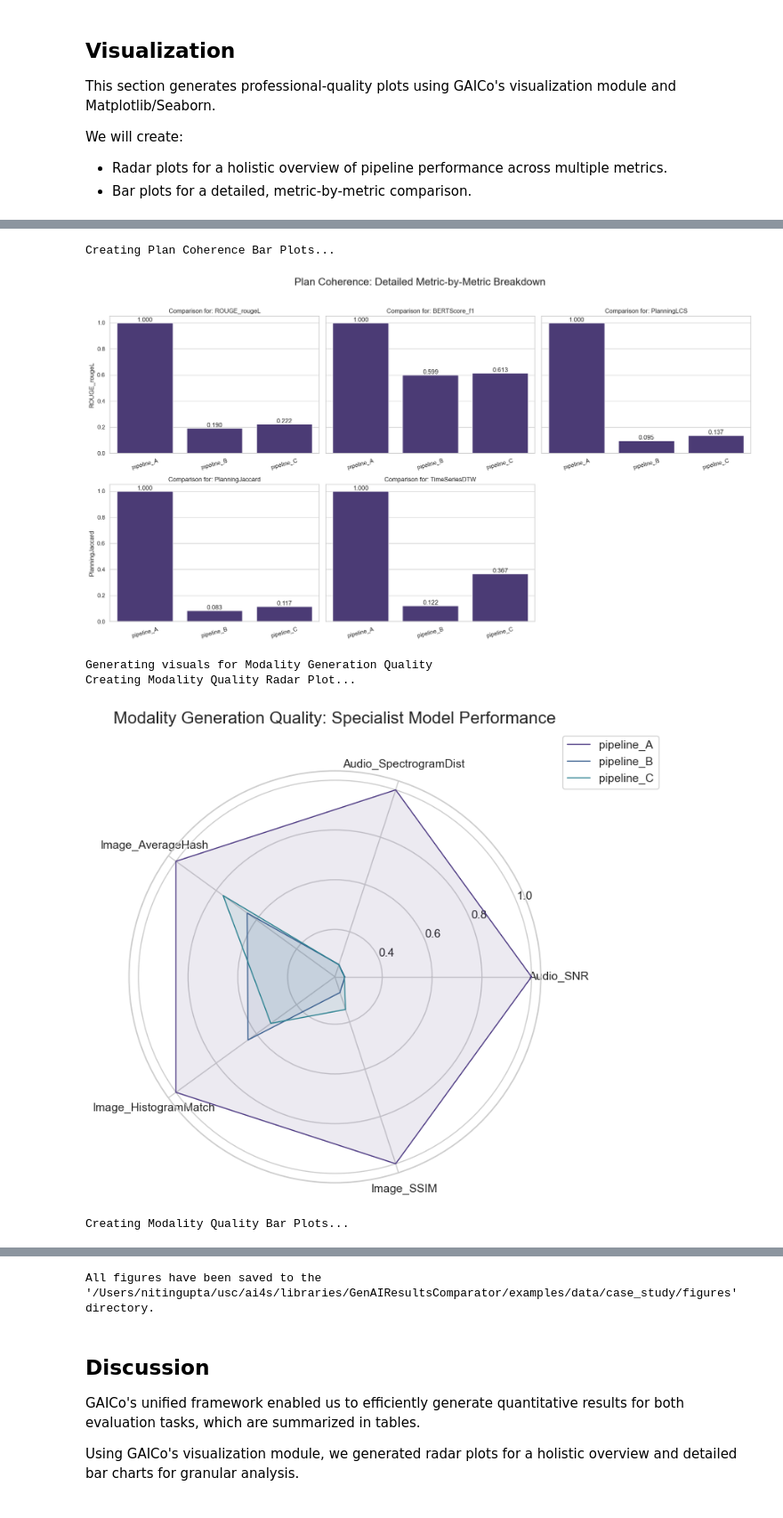
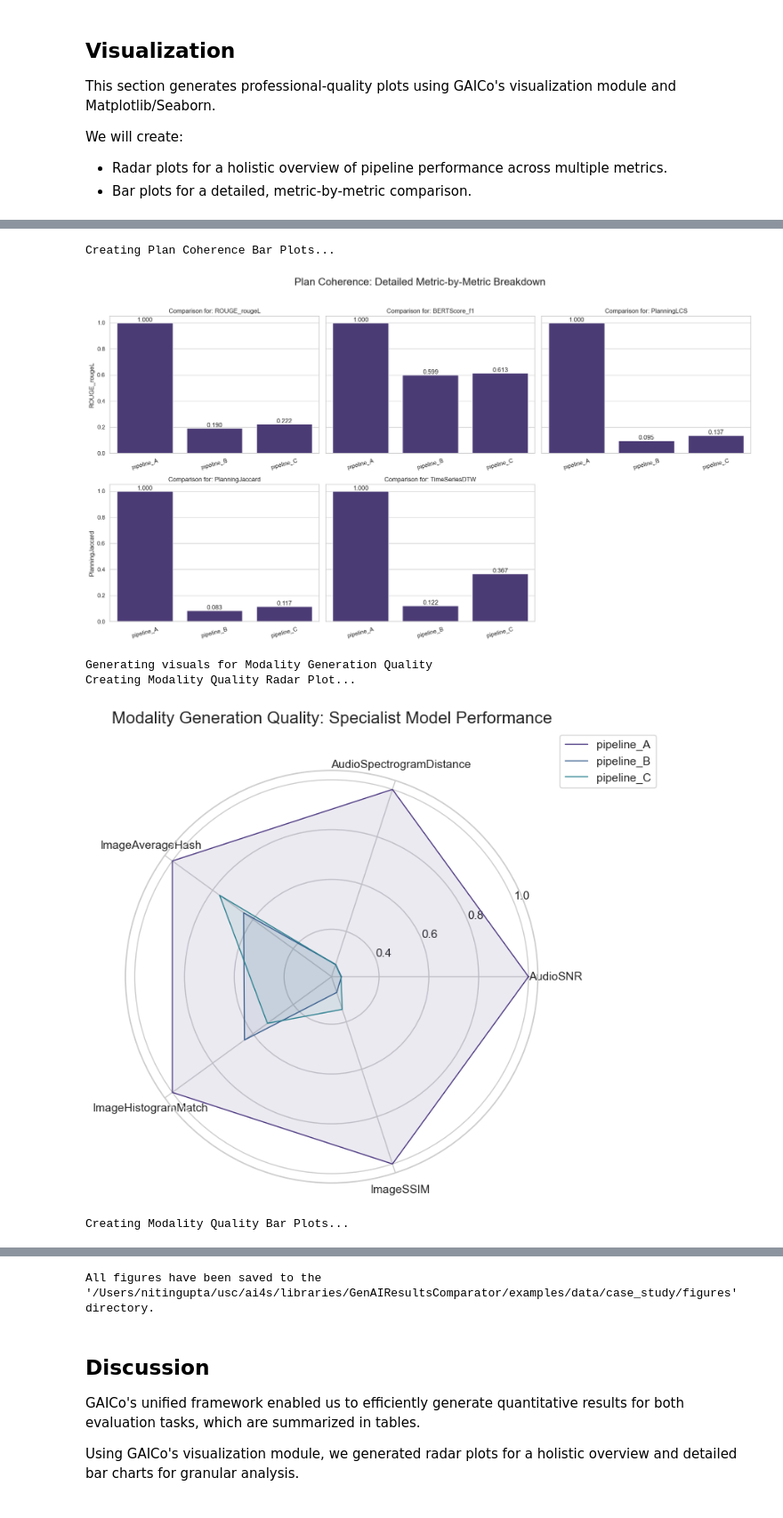
Before and after one commit to John-A-Aydin/GenAIResultsComparator, a Jupyter notebook: examples/case_study.ipynb, the cells around one changed output, grey strips where cells are left out. Shown: that part at 89% size. Drawn from its saved outputs; the diff is of its cells as text; code cells hidden in the pictures.

```diff
--- a/examples/case_study.ipynb
+++ b/examples/case_study.ipynb
@@ -151,7 +155,7 @@ print("\n" + "=" * 66)
 print("Part 2: Evaluating Modality Generation (Specialist Model Quality)")
 print("=" * 66)
 
-modality_quality_results = []
+modality_dfs_long = []
 # %% [output]
 ==================================================================
 Part 2: Evaluating Modality Generation (Specialist Model Quality)
@@ -259,19 +263,13 @@ sns.set_theme(style="whitegrid", palette=PALETTE)
 # High-resolution output for publications
 DPI = 300
 # %%
-def create_plan_coherence_visuals(df_wide):
+def create_plan_coherence_visuals(df_long):
     """Generates and saves radar and bar plots for plan coherence results."""
     print("\nGenerating visuals for Plan Coherence")
 
-    # 1. Transform data from wide to long format for GAICo's plotters
-    df_long = pd.melt(
-        df_wide,
-        id_vars=["pipeline"],
-        var_name="metric_name",
-        value_name="score",
-    ).rename(columns={"pipeline": "model_name"})
+    # The input df_long is already in the correct format for GAICo's plotters.
 
-    # 2. Create the main Radar Plot for a holistic overview
+    # 1. Create the main Radar Plot for a holistic overview
     print("Creating Plan Coherence Radar Plot...")
     plt.figure(figsize=(8, 8))
     radar_ax = plt.subplot(111, polar=True)
@@ -284,7 +282,7 @@ def create_plan_coherence_visuals(df_wide):
     plt.savefig(os.path.join(FIGURES_DIR, "plan_coherence_radar.png"), dpi=DPI)
     plt.show()
 
-    # 3. Create detailed Bar Plots for each metric
+    # 2. Create detailed Bar Plots for each metric
     print("Creating Plan Coherence Bar Plots...")
     metrics = df_long["metric_name"].unique()
     # Create a grid of subplots (e.g., 2 rows, 3 columns)
@@ -325,19 +323,13 @@ def create_plan_coherence_visuals(df_wide):
     plt.savefig(os.path.join(FIGURES_DIR, "plan_coherence_bars.png"), dpi=DPI)
     plt.show()
 # %%
-def create_modality_quality_visuals(df_wide):
+def create_modality_quality_visuals(df_long):
     """Generates and saves radar and bar plots for modality quality results."""
     print("\nGenerating visuals for Modality Generation Quality")
 
-    # 1. Transform data
-    df_long = pd.melt(
-        df_wide,
-        id_vars=["pipeline"],
-        var_name="metric_name",
-        value_name="score",
-    ).rename(columns={"pipeline": "model_name"})
+    # The input df_long is already in the correct format for GAICo's plotters.
 
-    # 2. Create Radar Plot
+    # 1. Create Radar Plot
     print("Creating Modality Quality Radar Plot...")
     plt.figure(figsize=(8, 8))
     radar_ax = plt.subplot(111, polar=True)
@@ -349,7 +341,7 @@ def create_modality_quality_visuals(df_wide):
     plt.savefig(os.path.join(FIGURES_DIR, "modality_quality_radar.png"), dpi=DPI)
     plt.show()
 
-    # 3. Create Bar Plots
+    # 2. Create Bar Plots
     print("Creating Modality Quality Bar Plots...")
     metrics = df_long["metric_name"].unique()
     # There are 5 modality metrics (3 image, 2 audio), so a 2x3 grid is appropriate
@@ -389,27 +381,18 @@ This final section loads the previously saved CSV results and calls the visualiz
 # %%
-# Load Data
-try:
-    df_coherence = pd.read_csv(ROOT_DIR / "results_plan_coherence.csv")
-    df_modality = pd.read_csv(ROOT_DIR / "results_modality_quality.csv")
-except FileNotFoundError as e:
-    print(f"Error: {e}. Make sure the CSV files are in the same directory.")
-    print("Please run the evaluation cells above first to generate the CSVs.")
-    exit()
-
-# Generate Visualizations
-create_plan_coherence_visuals(df_coherence)
-create_modality_quality_visuals(df_modality)
+# Generate Visualizations using the long-format DataFrames created in Parts 1 & 2
+create_plan_coherence_visuals(df_plan_coherence_long)
+create_modality_quality_visuals(df_modality_quality_long)
 
 print(f"\nAll figures have been saved to the '{FIGURES_DIR}' directory.")
 # %% [output]
 Generating visuals for Plan Coherence
 Creating Plan Coherence Radar Plot...
 [figure]
 Creating Plan Coherence Bar Plots...
 [figure]
 Generating visuals for Modality Generation Quality
 Creating Modality Quality Radar Plot...
-[figure, old version]
+[figure, new version]
 Creating Modality Quality Bar Plots...
 [figure]
 All figures have been saved to the '/Users/nitingupta/usc/ai4s/libraries/GenAIResultsComparator/examples/data/case_study/figures' directory.
```
Also changed, not shown: parts of 16 cells of this notebook, 4 other files.
